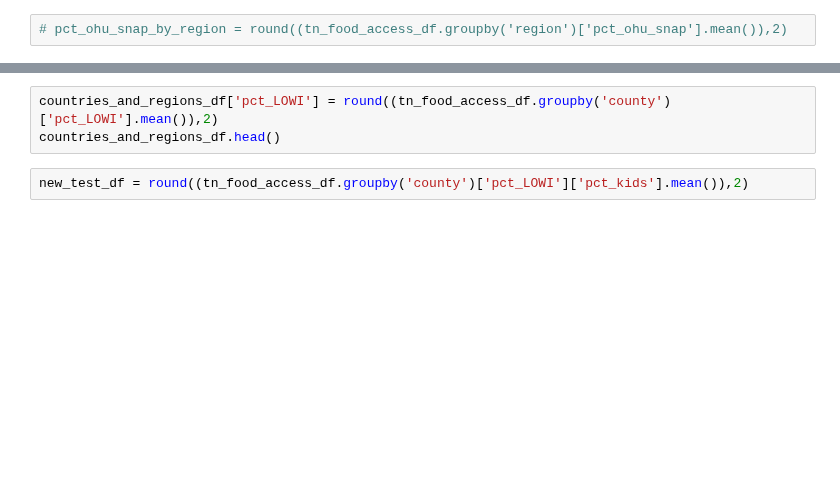
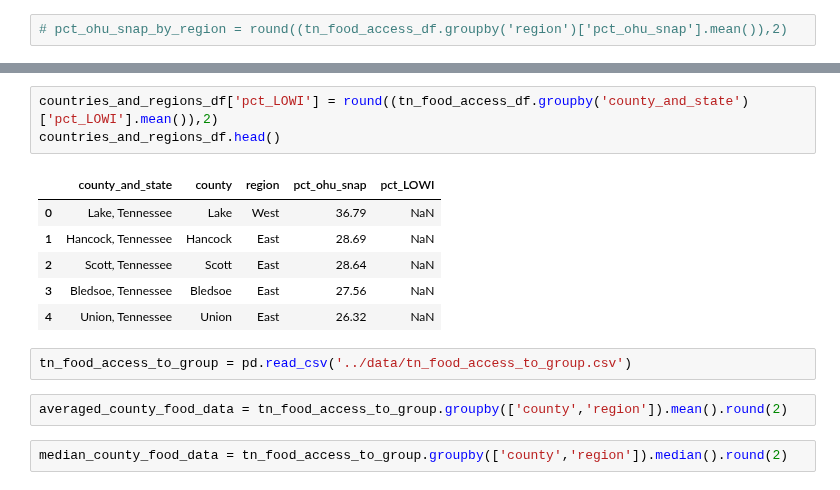
Before and after one commit to marthahunter/food-access, a Jupyter notebook: notebooks/4 - analysis.ipynb, the cells around one changed output, grey strips where cells are left out. Saved outputs shown, nothing was run; the diff lists cells and outputs as text; blank space fills up the shorter version.

```diff
--- a/notebooks/4 - analysis.ipynb
+++ b/notebooks/4 - analysis.ipynb
@@ -107,5 +212,16 @@ countries_and_regions_lowi.head()
 # %%
-countries_and_regions_df['pct_LOWI'] = round((tn_food_access_df.groupby('county')['pct_LOWI'].mean()),2)
+countries_and_regions_df['pct_LOWI'] = round((tn_food_access_df.groupby('county_and_state')['pct_LOWI'].mean()),2)
 countries_and_regions_df.head()
+# %% [output]
+|  | county_and_state | county | region | pct_ohu_snap | pct_LOWI |
+| 0 | Lake, Tennessee | Lake | West | 36.79 | NaN |
+| 1 | Hancock, Tennessee | Hancock | East | 28.69 | NaN |
+| 2 | Scott, Tennessee | Scott | East | 28.64 | NaN |
+| 3 | Bledsoe, Tennessee | Bledsoe | East | 27.56 | NaN |
+| 4 | Union, Tennessee | Union | East | 26.32 | NaN |
+# %%
+tn_food_access_to_group = pd.read_csv('../data/tn_food_access_to_group.csv')
 # %%
-new_test_df = round((tn_food_access_df.groupby('county')['pct_LOWI']['pct_kids'].mean()),2)
+averaged_county_food_data = tn_food_access_to_group.groupby(['county','region']).mean().round(2)
+# %%
+median_county_food_data = tn_food_access_to_group.groupby(['county','region']).median().round(2)
```
Also changed, not shown: parts of 16 cells of this notebook, 1 other file.
